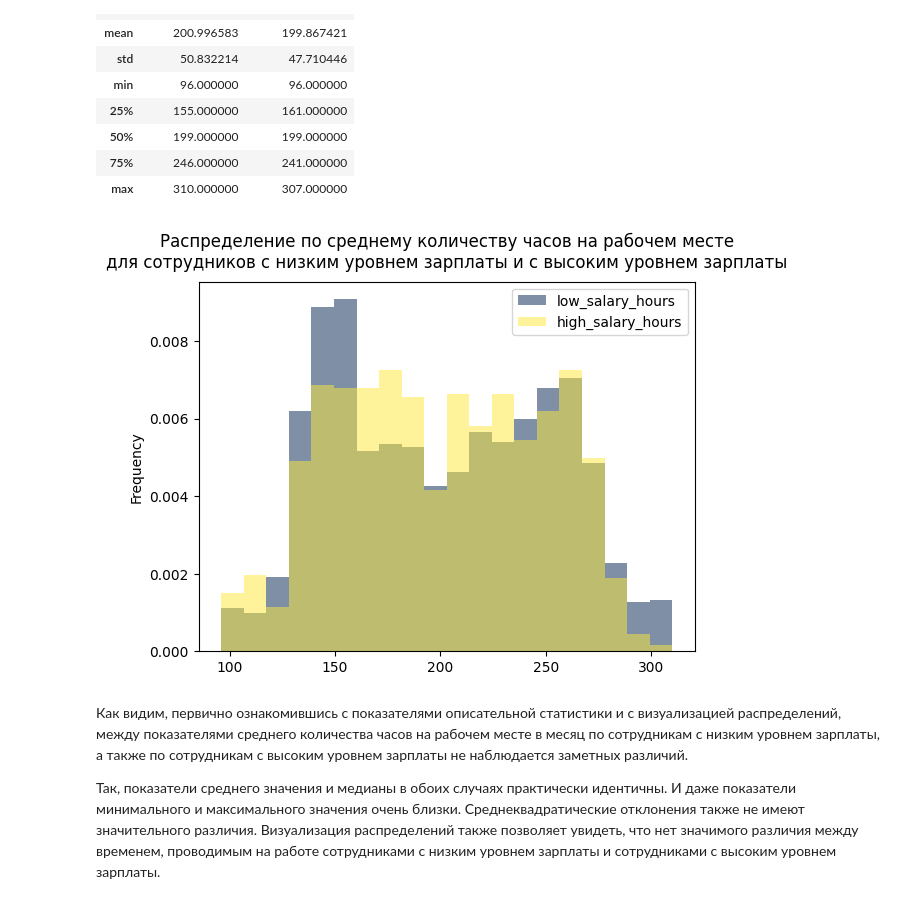
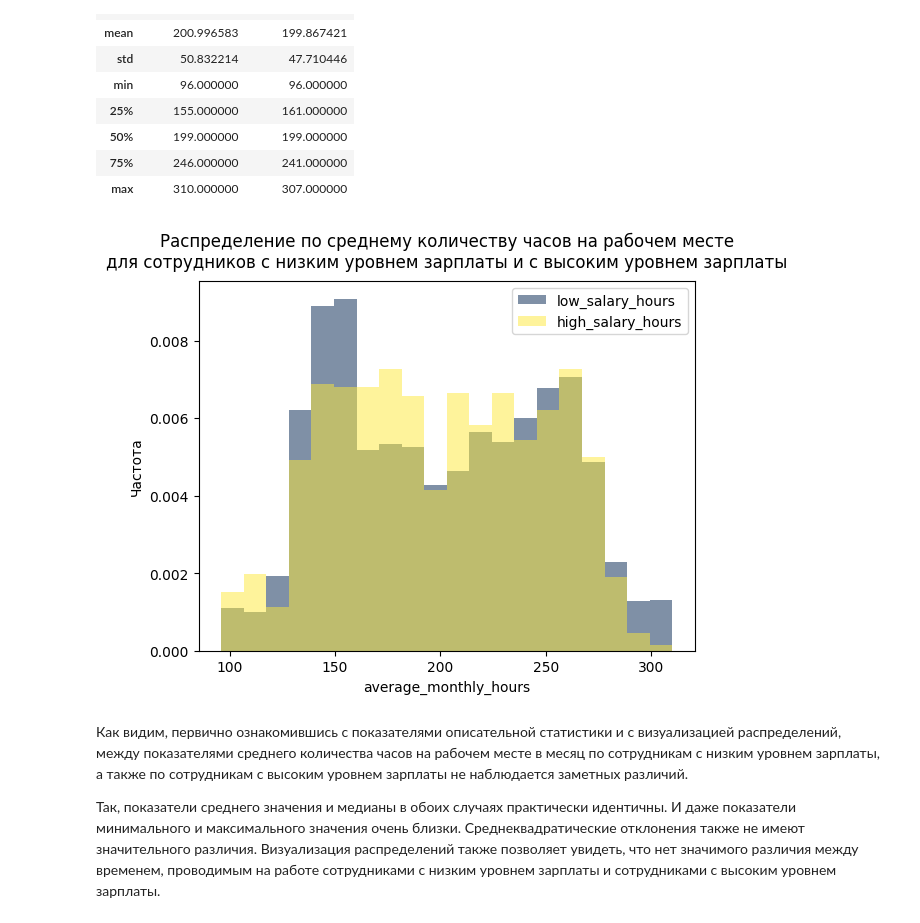
Before and after one commit to DilyaraKhakim/Python_for_Data_Analysis_EDA_ML-LDA-, a Jupyter notebook: Netology_Python_for_Data_Analysis_FINAL_WORK.ipynb, the cells around one changed output. Drawn from its saved outputs; the diff is of its cells as text; code cells hidden in the pictures.

```diff
--- a/Netology_Python_for_Data_Analysis_FINAL_WORK.ipynb
+++ b/Netology_Python_for_Data_Analysis_FINAL_WORK.ipynb
@@ -1605,23 +1613,26 @@ df_hr_low_high_salary_hours.describe()
 # %%
 # Сравнение распределений по среднему количеству часов на рабочем месте
 # для сотрудников с низким уровнем зарплаты и с высоким уровнем зарплаты
 # с применением визуализаций - гистограмм распределения:
 
 cm = plt.get_cmap('cividis')
 
 df_hr_low_high_salary_hours.plot(kind='hist',
                                  alpha=0.5,
                                  bins=20,
                                  density=True,
                                  cmap=cm)
 
+plt.xlabel('average_monthly_hours')
+plt.ylabel('Частота')
+
 plt.title('Распределение по среднему количеству часов на рабочем месте\n\
 для сотрудников с низким уровнем зарплаты и с высоким уровнем зарплаты',
 fontdict={'fontsize':12}, pad=10)
 
 plt.show()
 # %% [output]
-[figure, old version]
+[figure, new version]
 # %% [markdown]
 Как видим, первично ознакомившись с показателями описательной статистики и с визуализацией распределений, между показателями среднего количества часов на рабочем месте в месяц по сотрудникам с низким уровнем зарплаты, а также по сотрудникам с высоким уровнем зарплаты не наблюдается заметных различий.
 
```
Also changed, not shown: parts of 3 cells of this notebook.
